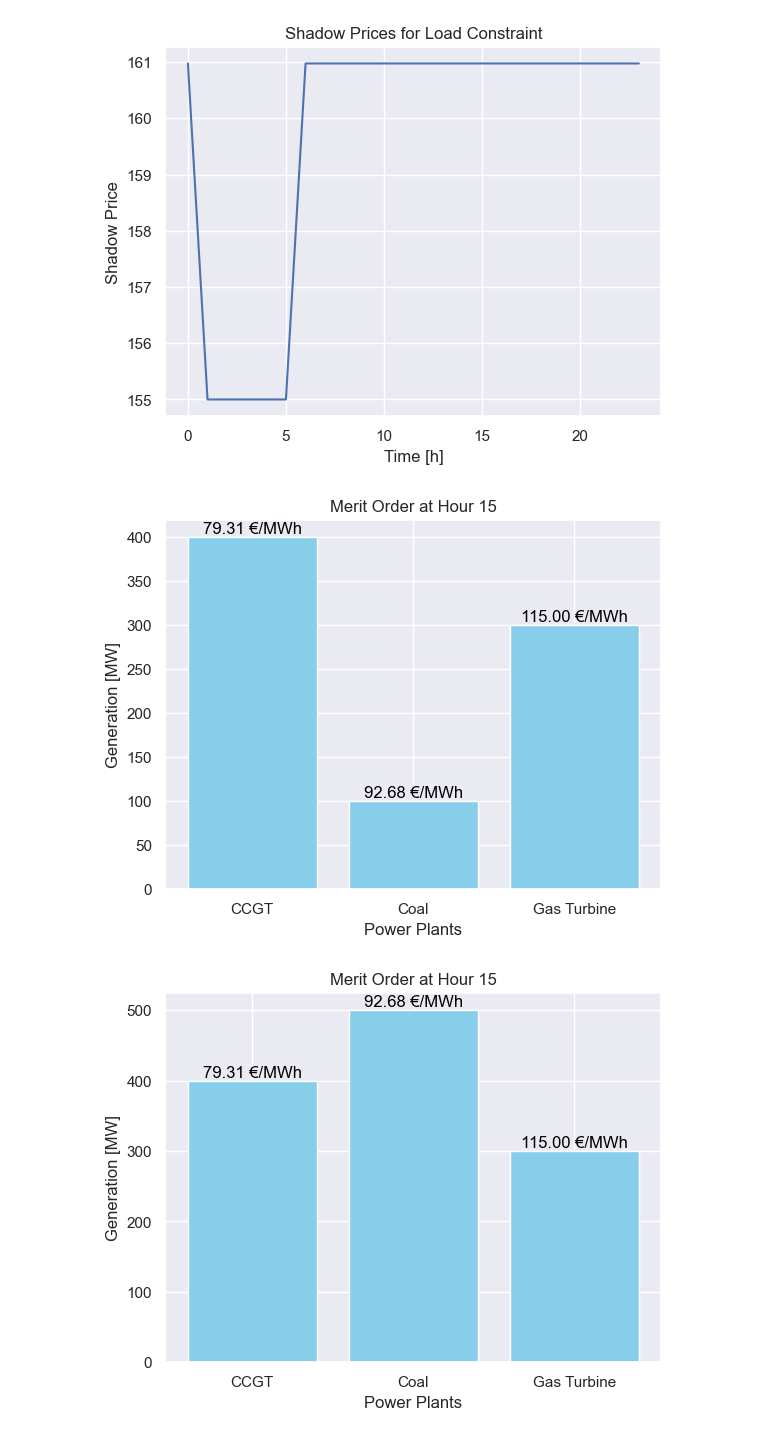
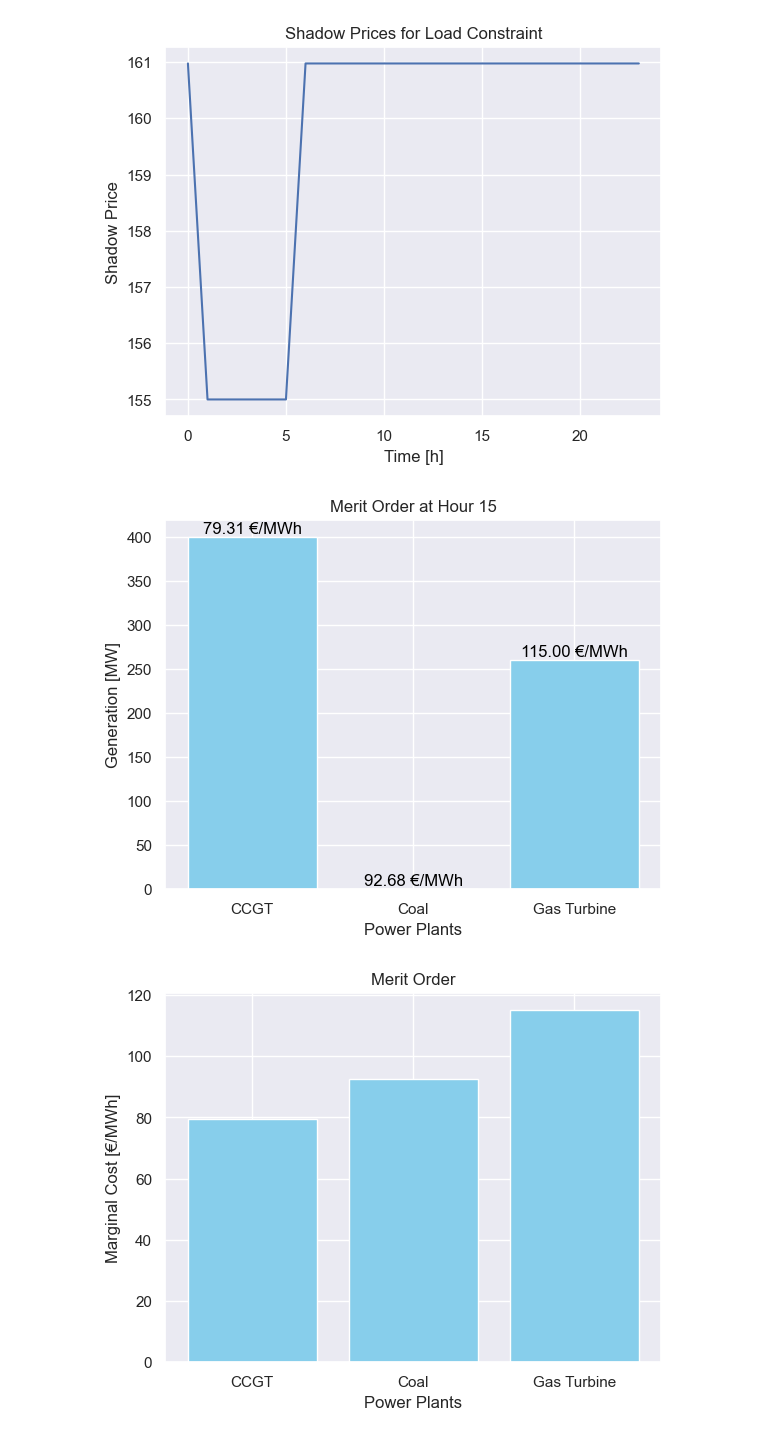
Before and after one commit to RedaElMakroum/CourseworkCode, a Jupyter notebook: Exercise3/Kraftwerkseinsatz_Basis.ipynb, the cells around one changed output. Cells and saved outputs as stored; diff of their text form; code cells hidden in the pictures.

```diff
--- a/Exercise3/Kraftwerkseinsatz_Basis.ipynb
+++ b/Exercise3/Kraftwerkseinsatz_Basis.ipynb
@@ -161,11 +161,10 @@ plt.show()
 [figure]
 # %%
 # Plotting merit order graph for hour 15
-hour = 23
+hour = 5
 sorted_plants = sorted(thermalPlant, key=lambda n: MC[n])
 sorted_generation = [PowerThermal.loc[hour, plant] for plant in sorted_plants]
 sorted_prices = [MC[plant] for plant in sorted_plants]
-
 
 fig, ax2 = plt.subplots()
 ax2.bar(sorted_plants, sorted_generation, color='skyblue')
@@ -176,22 +175,20 @@ for i, v in enumerate(sorted_generation):
     ax2.text(i, v + 5, f"{sorted_prices[i]:.2f} €/MWh", ha='center', color='black')
 plt.show()
 # %% [output]
-[figure, old version]
+[figure, new version]
 # %%
-# Plotting merit order graph for hour 15
-hour = 12
+# Plotting merit order graph for hour 5
+hour = 22
 sorted_plants = sorted(thermalPlant, key=lambda n: MC[n])
 sorted_generation = [PowerThermal.loc[hour, plant] for plant in sorted_plants]
 sorted_prices = [MC[plant] for plant in sorted_plants]
 
-
-fig, ax2 = plt.subplots()
-ax2.bar(sorted_plants, sorted_generation, color='skyblue')
-ax2.set_title('Merit Order at Hour 15')
-ax2.set_xlabel('Power Plants')
-ax2.set_ylabel('Generation [MW]')
+plt.bar(sorted_plants, sorted_prices, color='skyblue')
 for i, v in enumerate(sorted_generation):
     ax2.text(i, v + 5, f"{sorted_prices[i]:.2f} €/MWh", ha='center', color='black')
+plt.title('Merit Order')
+plt.xlabel('Power Plants')
+plt.ylabel('Marginal Cost [€/MWh]')
 plt.show()
 # %% [output]
-[figure, old version]
+[figure, new version]
```
Also changed, not shown: parts of 3 cells of this notebook.
